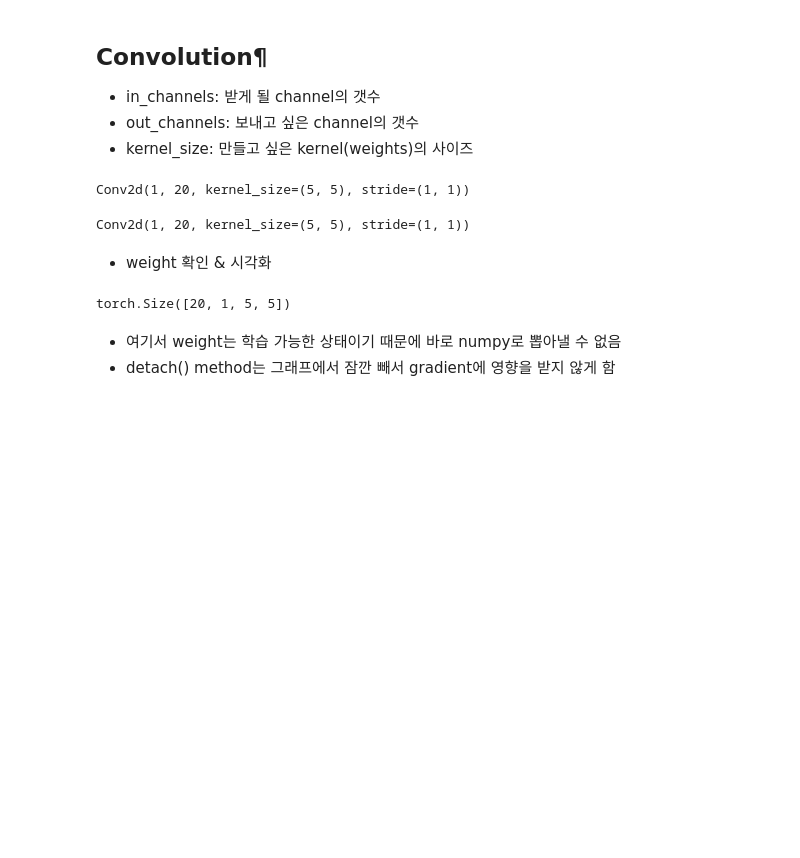
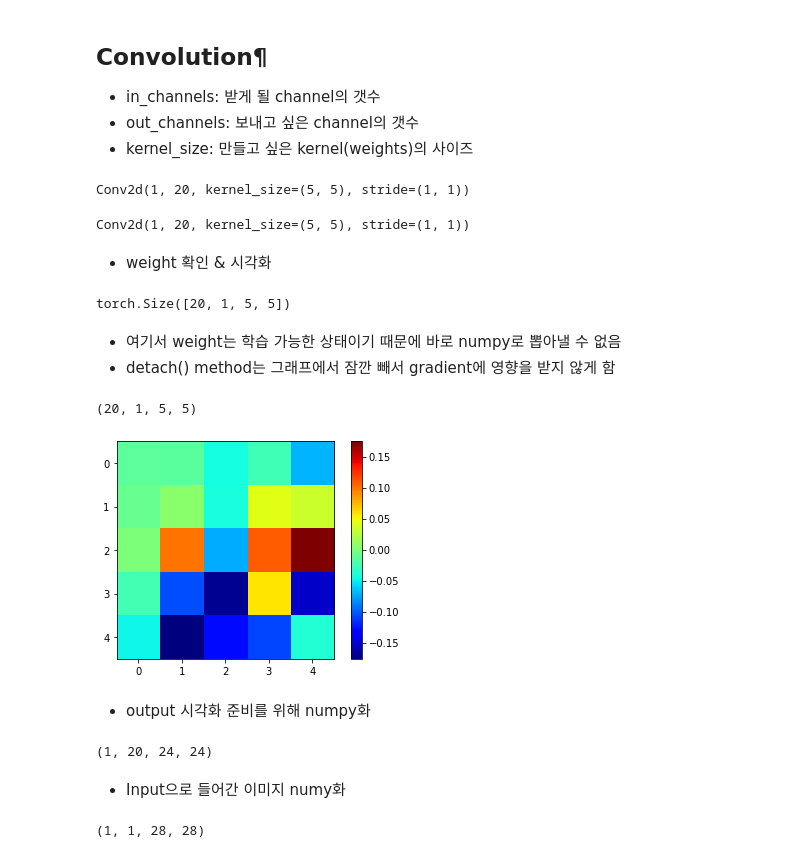
Before and after one commit to Lseonghak/pytorch-tutorial, a Jupyter notebook: Pytorch_layer_CNN.ipynb, the cells around one changed output. Cells and saved outputs as stored; diff of their text form; code cells hidden in the pictures; blank space fills up the shorter version.

```diff
--- a/Pytorch_layer_CNN.ipynb
+++ b/Pytorch_layer_CNN.ipynb
@@ -57,3 +57,18 @@ torch.Size([20, 1, 5, 5])
 # %% [markdown]
 - 여기서 weight는 학습 가능한 상태이기 때문에 바로 numpy로 뽑아낼 수 없음
 - detach() method는 그래프에서 잠깐 빼서 gradient에 영향을 받지 않게 함
+# %%
+"weight = weight.numpy() - detach 이전 error"
+weight = weight.detach().numpy()
+# %%
+weight.shape
+# %% [output]
+(20, 1, 5, 5)
+# %%
+plt.imshow(weight[0,0,:,:], 'jet')
+plt.colorbar()
+plt.show()
+# %% [output]
+[figure, added]
+# %% [markdown]
+- output 시각화 준비를 위해 numpy화
@@ -59,0 +79,11 @@ torch.Size([20, 1, 5, 5])
+# %%
+output.shape
+# %% [output]
+(1, 20, 24, 24)
+# %% [markdown]
+- Input으로 들어간 이미지 numy화
+# %%
+image_arr = image.numpy()
+image_arr.shape
+# %% [output]
+(1, 1, 28, 28)
```
Also changed, not shown: parts of 19 cells of this notebook.
